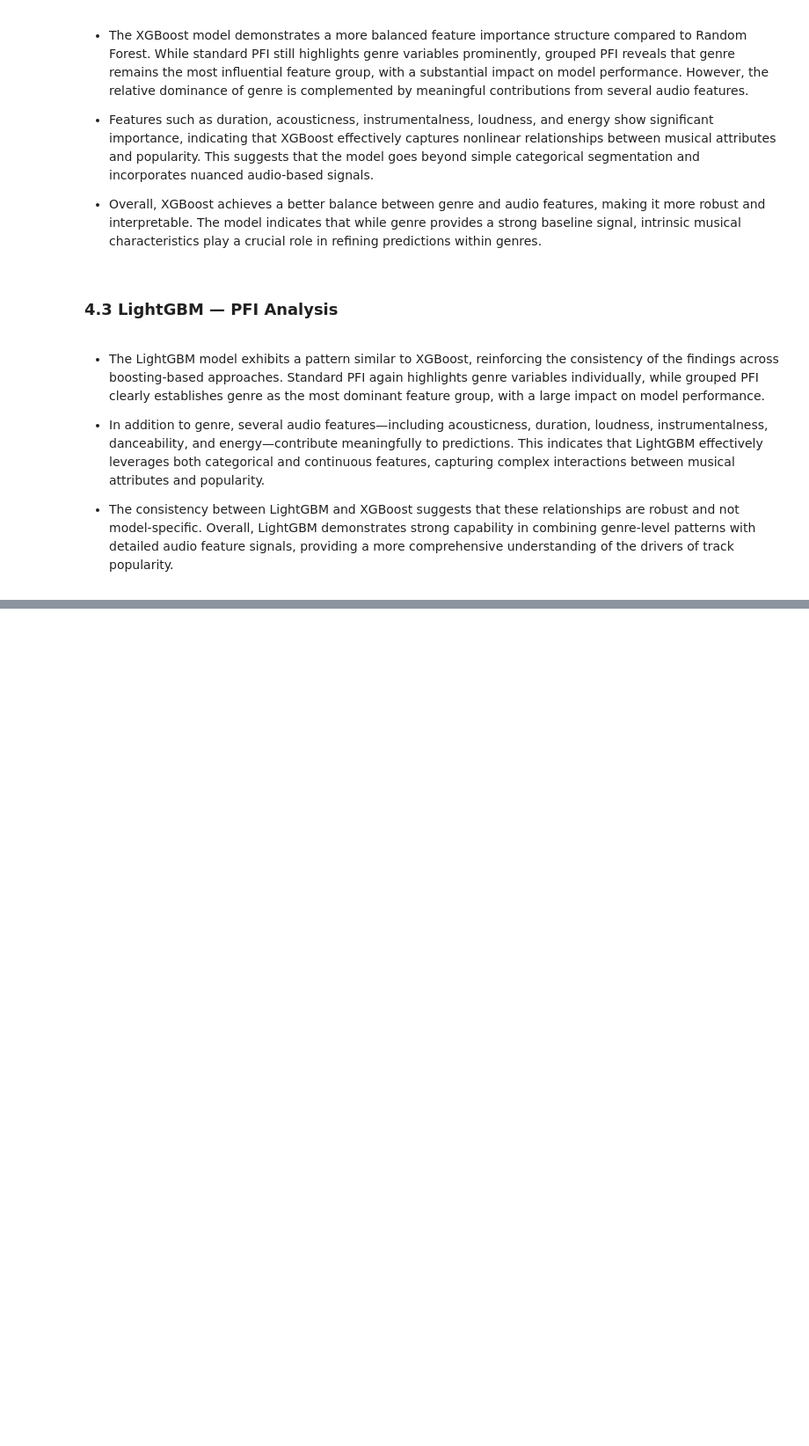
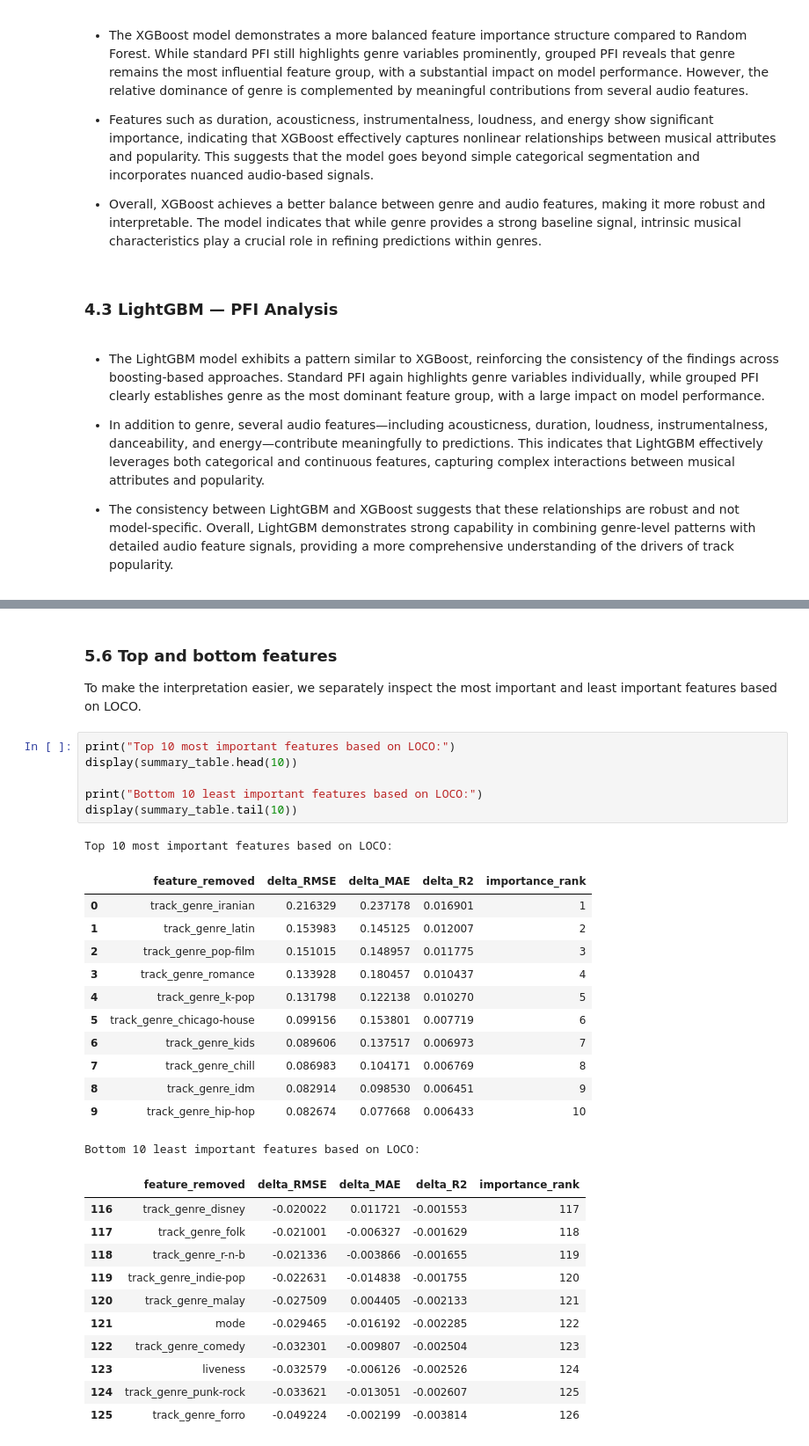
Before and after one commit to Hrithik-Kannan-Krishnan/SoundCheck, a Jupyter notebook: notebooks/spotify_xai.ipynb, the cells around one changed output, grey strips where cells are left out. Shown at 88% size. Saved outputs shown, nothing was run; the diff lists cells and outputs as text; blank space fills up the shorter version.

```diff
--- a/notebooks/spotify_xai.ipynb
+++ b/notebooks/spotify_xai.ipynb
@@ -424,0 +746,35 @@ Top 15 features by standard PFI (r2) — RandomForest
+# %% [markdown]
+### 5.6 Top and bottom features
+
+To make the interpretation easier, we separately inspect the most important and least important features based on LOCO.
+# %%
+print("Top 10 most important features based on LOCO:")
+display(summary_table.head(10))
+
+print("Bottom 10 least important features based on LOCO:")
+display(summary_table.tail(10))
+# %% [output]
+Top 10 most important features based on LOCO:
+|  | feature_removed | delta_RMSE | delta_MAE | delta_R2 | importance_rank |
+| 0 | track_genre_iranian | 0.216329 | 0.237178 | 0.016901 | 1 |
+| 1 | track_genre_latin | 0.153983 | 0.145125 | 0.012007 | 2 |
+| 2 | track_genre_pop-film | 0.151015 | 0.148957 | 0.011775 | 3 |
+| 3 | track_genre_romance | 0.133928 | 0.180457 | 0.010437 | 4 |
+| 4 | track_genre_k-pop | 0.131798 | 0.122138 | 0.010270 | 5 |
+| 5 | track_genre_chicago-house | 0.099156 | 0.153801 | 0.007719 | 6 |
+| 6 | track_genre_kids | 0.089606 | 0.137517 | 0.006973 | 7 |
+| 7 | track_genre_chill | 0.086983 | 0.104171 | 0.006769 | 8 |
+| 8 | track_genre_idm | 0.082914 | 0.098530 | 0.006451 | 9 |
+| 9 | track_genre_hip-hop | 0.082674 | 0.077668 | 0.006433 | 10 |
+Bottom 10 least important features based on LOCO:
+|  | feature_removed | delta_RMSE | delta_MAE | delta_R2 | importance_rank |
+| 116 | track_genre_disney | -0.020022 | 0.011721 | -0.001553 | 117 |
+| 117 | track_genre_folk | -0.021001 | -0.006327 | -0.001629 | 118 |
+| 118 | track_genre_r-n-b | -0.021336 | -0.003866 | -0.001655 | 119 |
+| 119 | track_genre_indie-pop | -0.022631 | -0.014838 | -0.001755 | 120 |
+| 120 | track_genre_malay | -0.027509 | 0.004405 | -0.002133 | 121 |
+| 121 | mode | -0.029465 | -0.016192 | -0.002285 | 122 |
+| 122 | track_genre_comedy | -0.032301 | -0.009807 | -0.002504 | 123 |
+| 123 | liveness | -0.032579 | -0.006126 | -0.002526 | 124 |
+| 124 | track_genre_punk-rock | -0.033621 | -0.013051 | -0.002607 | 125 |
+| 125 | track_genre_forro | -0.049224 | -0.002199 | -0.003814 | 126 |
```
Also changed, not shown: parts of 35 cells of this notebook.
